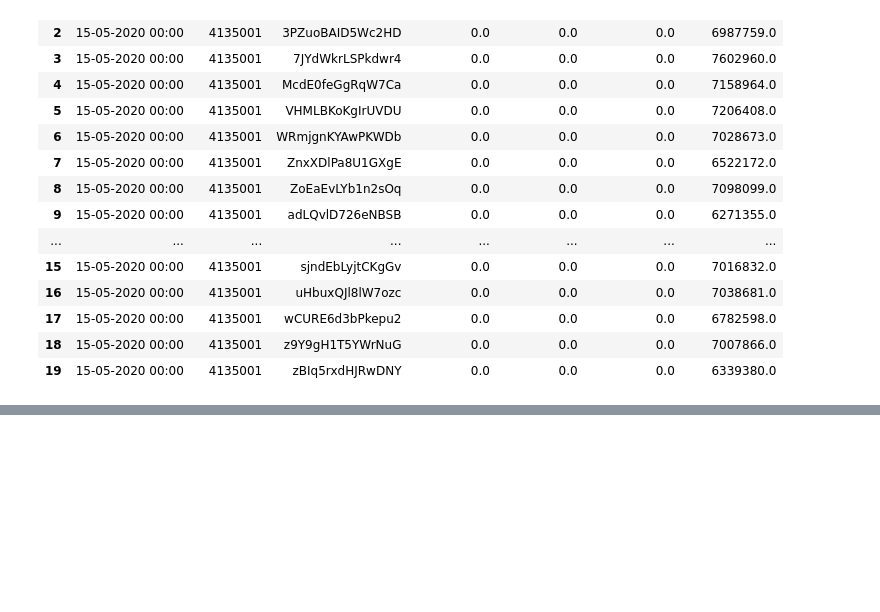
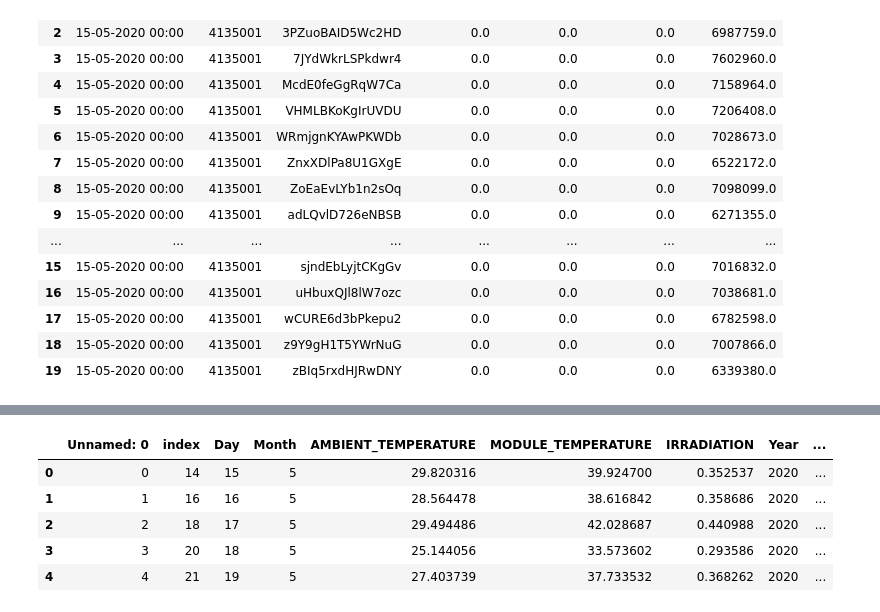
Before and after one commit to A-Wadhwani/ME597-Project, a Jupyter notebook: Solar_Power_data_cleaning.ipynb, the cells around one changed output, grey strips where cells are left out. Saved outputs shown, nothing was run; the diff lists cells and outputs as text; code cells hidden in the pictures; blank space fills up the shorter version.

```diff
--- a/Solar_Power_data_cleaning.ipynb
+++ b/Solar_Power_data_cleaning.ipynb
@@ -54,0 +53,9 @@ merged_data = []
+# %%
+weather_dat.head()
+# %% [output]
+|  | Unnamed: 0 | index | Day | Month | AMBIENT_TEMPERATURE | MODULE_TEMPERATURE | IRRADIATION | Year | ... |
+| 0 | 0 | 14 | 15 | 5 | 29.820316 | 39.924700 | 0.352537 | 2020 | ... |
+| 1 | 1 | 16 | 16 | 5 | 28.564478 | 38.616842 | 0.358686 | 2020 | ... |
+| 2 | 2 | 18 | 17 | 5 | 29.494486 | 42.028687 | 0.440988 | 2020 | ... |
+| 3 | 3 | 20 | 18 | 5 | 25.144056 | 33.573602 | 0.293586 | 2020 | ... |
+| 4 | 4 | 21 | 19 | 5 | 27.403739 | 37.733532 | 0.368262 | 2020 | ... |
```
Also changed, not shown: parts of 6 cells of this notebook.
